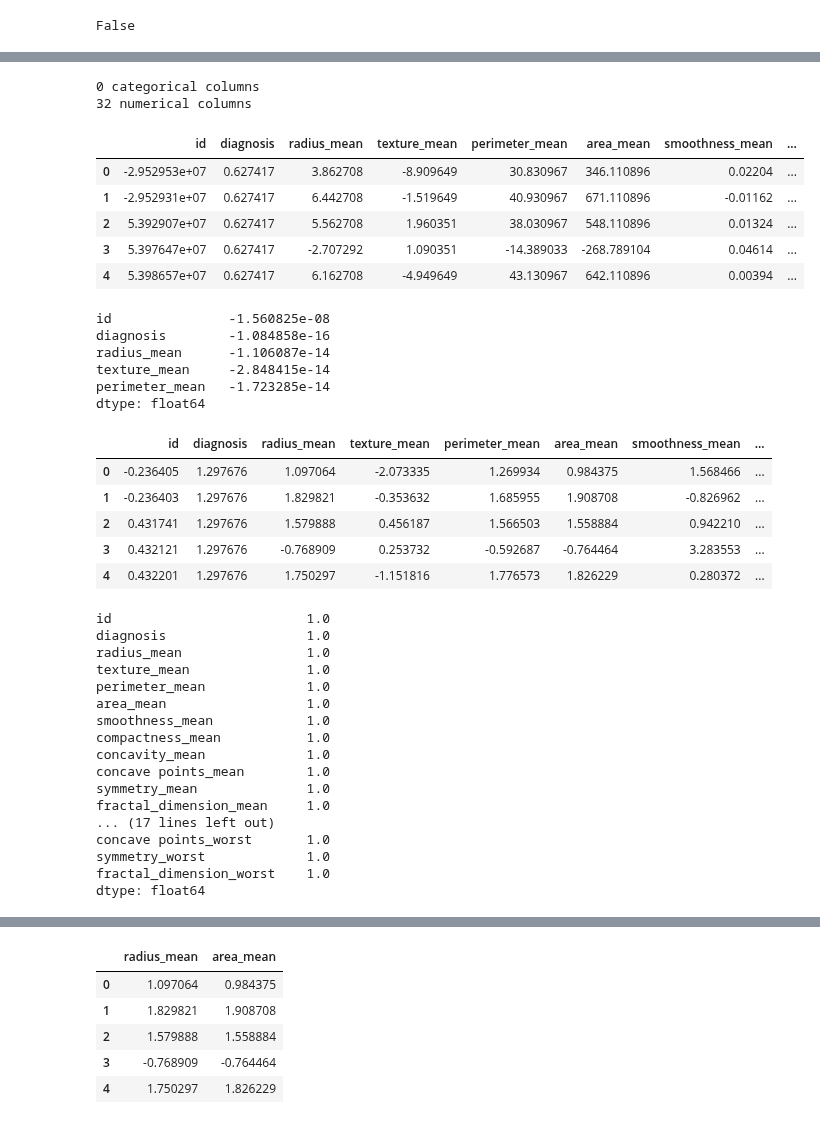
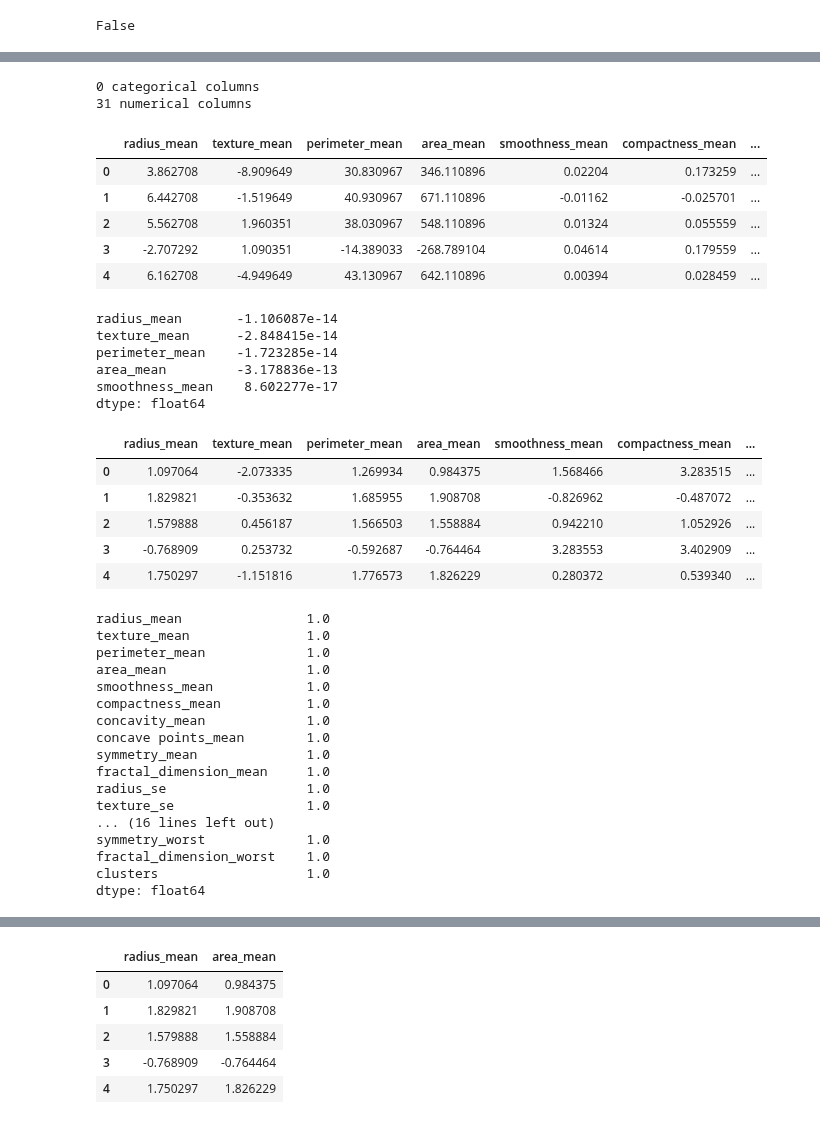
Before and after one commit to lfr4704/DS-Unit-1-Sprint-3-Linear-Algebra, a Jupyter notebook: module4-clustering/LS_DS_134_Assignment.ipynb, the cells around one changed output, grey strips where cells are left out. Cells and saved outputs as stored; diff of their text form; code cells hidden in the pictures.

```diff
--- a/module4-clustering/LS_DS_134_Assignment.ipynb
+++ b/module4-clustering/LS_DS_134_Assignment.ipynb
@@ -297,14 +293,14 @@ df_cleaned.drop("diagnosis", axis = 1)
 # %%
 #Let's do a manual calculation to reinforce the behind the hoood of PCA
 #check for number of categorical and numeric columns
-cat_cols = df_cleaned.columns[df_cleaned.dtypes=='object'] & df_cleaned.columns[df_cleaned.dtypes=="string"]
-num_cols = df_cleaned.columns[df_cleaned.dtypes != 'object']
+cat_cols = df.columns[df.dtypes=='object'] & df.columns[df.dtypes=="string"]
+num_cols = df.columns[df.dtypes != 'object']
 
 print(f'{len(cat_cols)} categorical columns')
 print(f'{len(num_cols)} numerical columns')
 # %% [output]
 0 categorical columns
-32 numerical columns
+31 numerical columns
 # %%
 # there are no categorical cols so there is no need to cast them to a "category" data type
 # this is how you would do it:
@@ -320,44 +316,42 @@ print(f'{len(num_cols)} numerical columns')
 # %%
 #now lets get the means manually and find the difference to each point
-means = np.mean(df_cleaned)
-centered = df_cleaned - means
+means = np.mean(df)
+centered = df - means
 centered.head()
 # %% [output]
-|  | id | diagnosis | radius_mean | texture_mean | perimeter_mean | area_mean | smoothness_mean | ... |
-| 0 | -2.952953e+07 | 0.627417 | 3.862708 | -8.909649 | 30.830967 | 346.110896 | 0.02204 | ... |
-| 1 | -2.952931e+07 | 0.627417 | 6.442708 | -1.519649 | 40.930967 | 671.110896 | -0.01162 | ... |
-| 2 | 5.392907e+07 | 0.627417 | 5.562708 | 1.960351 | 38.030967 | 548.110896 | 0.01324 | ... |
-| 3 | 5.397647e+07 | 0.627417 | -2.707292 | 1.090351 | -14.389033 | -268.789104 | 0.04614 | ... |
-| 4 | 5.398657e+07 | 0.627417 | 6.162708 | -4.949649 | 43.130967 | 642.110896 | 0.00394 | ... |
+|  | radius_mean | texture_mean | perimeter_mean | area_mean | smoothness_mean | compactness_mean | ... |
+| 0 | 3.862708 | -8.909649 | 30.830967 | 346.110896 | 0.02204 | 0.173259 | ... |
+| 1 | 6.442708 | -1.519649 | 40.930967 | 671.110896 | -0.01162 | -0.025701 | ... |
+| 2 | 5.562708 | 1.960351 | 38.030967 | 548.110896 | 0.01324 | 0.055559 | ... |
+| 3 | -2.707292 | 1.090351 | -14.389033 | -268.789104 | 0.04614 | 0.179559 | ... |
+| 4 | 6.162708 | -4.949649 | 43.130967 | 642.110896 | 0.00394 | 0.028459 | ... |
 # %%
 #check that the means of each column will be zero
 check_means= np.mean(centered)
 check_means.head()
 # %% [output]
-id               -1.560825e-08
-diagnosis        -1.084858e-16
-radius_mean      -1.106087e-14
-texture_mean     -2.848415e-14
-perimeter_mean   -1.723285e-14
+radius_mean       -1.106087e-14
+texture_mean      -2.848415e-14
+perimeter_mean    -1.723285e-14
+area_mean         -3.178836e-13
+smoothness_mean    8.602277e-17
 dtype: float64
 # %%
 stdev = np.std(centered)
 standarized = centered/stdev
 standarized.head()
 # %% [output]
-|  | id | diagnosis | radius_mean | texture_mean | perimeter_mean | area_mean | smoothness_mean | ... |
-| 0 | -0.236405 | 1.297676 | 1.097064 | -2.073335 | 1.269934 | 0.984375 | 1.568466 | ... |
-| 1 | -0.236403 | 1.297676 | 1.829821 | -0.353632 | 1.685955 | 1.908708 | -0.826962 | ... |
-| 2 | 0.431741 | 1.297676 | 1.579888 | 0.456187 | 1.566503 | 1.558884 | 0.942210 | ... |
-| 3 | 0.432121 | 1.297676 | -0.768909 | 0.253732 | -0.592687 | -0.764464 | 3.283553 | ... |
-| 4 | 0.432201 | 1.297676 | 1.750297 | -1.151816 | 1.776573 | 1.826229 | 0.280372 | ... |
+|  | radius_mean | texture_mean | perimeter_mean | area_mean | smoothness_mean | compactness_mean | ... |
+| 0 | 1.097064 | -2.073335 | 1.269934 | 0.984375 | 1.568466 | 3.283515 | ... |
+| 1 | 1.829821 | -0.353632 | 1.685955 | 1.908708 | -0.826962 | -0.487072 | ... |
+| 2 | 1.579888 | 0.456187 | 1.566503 | 1.558884 | 0.942210 | 1.052926 | ... |
+| 3 | -0.768909 | 0.253732 | -0.592687 | -0.764464 | 3.283553 | 3.402909 | ... |
+| 4 | 1.750297 | -1.151816 | 1.776573 | 1.826229 | 0.280372 | 0.539340 | ... |
 # %%
 #check the standard deviation and it should be 1
 check_stdev = np.std(standarized)
 check_stdev
 # %% [output]
-id                         1.0
-diagnosis                  1.0
 radius_mean                1.0
 texture_mean               1.0
 perimeter_mean             1.0
@@ -368,10 +362,12 @@ concavity_mean             1.0
 concave points_mean        1.0
 symmetry_mean              1.0
 fractal_dimension_mean     1.0
-... (17 lines left out)
-concave points_worst       1.0
+radius_se                  1.0
+texture_se                 1.0
+... (16 lines left out)
 symmetry_worst             1.0
 fractal_dimension_worst    1.0
+clusters                   1.0
 dtype: float64
 # %%
 # the centered and standarized matrix is called Matrix Z
```
Also changed, not shown: parts of 25 cells of this notebook.
